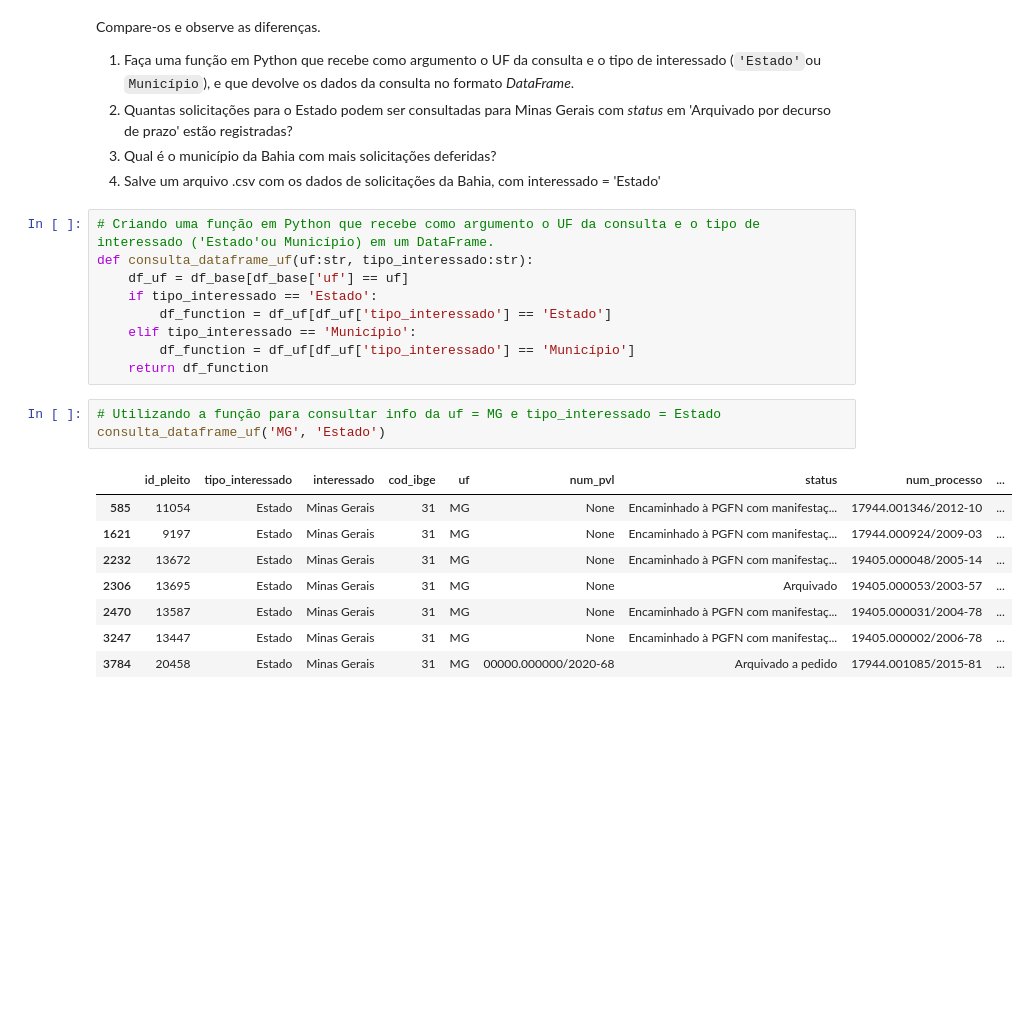
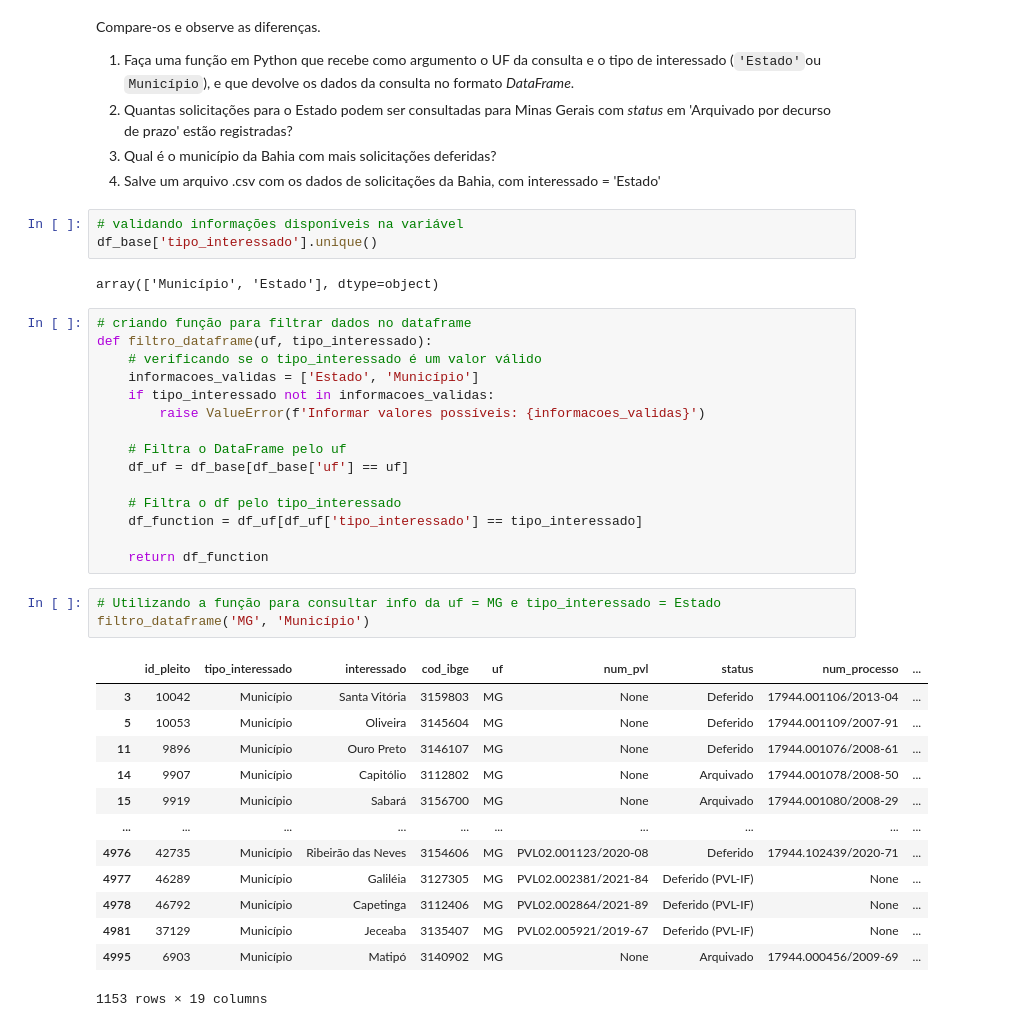
Before and after one commit to alexcmendonca/data_science_ebac, a Jupyter notebook: exercicios/modulo_004/parte_03/Mod04Ex06-08.ipynb, the cells around one changed output. Cells and saved outputs as stored; diff of their text form; blank space fills up the shorter version.

```diff
--- a/exercicios/modulo_004/parte_03/Mod04Ex06-08.ipynb
+++ b/exercicios/modulo_004/parte_03/Mod04Ex06-08.ipynb
@@ -215,27 +274,43 @@ Observe dois URLs de consultas diferentes, por exemplo o URL utilizado em aula,
 2. Quantas solicitações para o Estado podem ser consultadas para Minas Gerais com *status* em 'Arquivado por decurso de prazo' estão registradas?
 3. Qual é o município da Bahia com mais solicitações deferidas?
 4. Salve um arquivo .csv com os dados de solicitações da Bahia, com interessado = 'Estado'
-# %%
-# Criando uma função em Python que recebe como argumento o UF da consulta e o tipo de interessado ('Estado'ou Município) em um DataFrame.
-def consulta_dataframe_uf(uf:str, tipo_interessado:str):
-    df_uf = df_base[df_base['uf'] == uf]
-    if tipo_interessado == 'Estado':
-        df_function = df_uf[df_uf['tipo_interessado'] == 'Estado']
-    elif tipo_interessado == 'Município':
-        df_function = df_uf[df_uf['tipo_interessado'] == 'Município']
-    return df_function
+# %%
+# validando informações disponíveis na variável
+df_base['tipo_interessado'].unique()
+# %% [output]
+array(['Município', 'Estado'], dtype=object)
+# %%
+# criando função para filtrar dados no dataframe
+def filtro_dataframe(uf, tipo_interessado):
+    # verificando se o tipo_interessado é um valor válido
+    informacoes_validas = ['Estado', 'Município']
+    if tipo_interessado not in informacoes_validas:
+        raise ValueError(f'Informar valores possíveis: {informacoes_validas}')
+
+    # Filtra o DataFrame pelo uf
+    df_uf = df_base[df_base['uf'] == uf]
+
+    # Filtra o df pelo tipo_interessado
+    df_function = df_uf[df_uf['tipo_interessado'] == tipo_interessado]
+
+    return df_function
 # %%
 # Utilizando a função para consultar info da uf = MG e tipo_interessado = Estado
-consulta_dataframe_uf('MG', 'Estado')
+filtro_dataframe('MG', 'Município')
 # %% [output]
 |  | id_pleito | tipo_interessado | interessado | cod_ibge | uf | num_pvl | status | num_processo | ... |
-| 585 | 11054 | Estado | Minas Gerais | 31 | MG | None | Encaminhado à PGFN com manifestaç... | 17944.001346/2012-10 | ... |
-| 1621 | 9197 | Estado | Minas Gerais | 31 | MG | None | Encaminhado à PGFN com manifestaç... | 17944.000924/2009-03 | ... |
-| 2232 | 13672 | Estado | Minas Gerais | 31 | MG | None | Encaminhado à PGFN com manifestaç... | 19405.000048/2005-14 | ... |
-| 2306 | 13695 | Estado | Minas Gerais | 31 | MG | None | Arquivado | 19405.000053/2003-57 | ... |
-| 2470 | 13587 | Estado | Minas Gerais | 31 | MG | None | Encaminhado à PGFN com manifestaç... | 19405.000031/2004-78 | ... |
-| 3247 | 13447 | Estado | Minas Gerais | 31 | MG | None | Encaminhado à PGFN com manifestaç... | 19405.000002/2006-78 | ... |
-| 3784 | 20458 | Estado | Minas Gerais | 31 | MG | 00000.000000/2020-68 | Arquivado a pedido | 17944.001085/2015-81 | ... |
+| 3 | 10042 | Município | Santa Vitória | 3159803 | MG | None | Deferido | 17944.001106/2013-04 | ... |
+| 5 | 10053 | Município | Oliveira | 3145604 | MG | None | Deferido | 17944.001109/2007-91 | ... |
+| 11 | 9896 | Município | Ouro Preto | 3146107 | MG | None | Deferido | 17944.001076/2008-61 | ... |
+| 14 | 9907 | Município | Capitólio | 3112802 | MG | None | Arquivado | 17944.001078/2008-50 | ... |
+| 15 | 9919 | Município | Sabará | 3156700 | MG | None | Arquivado | 17944.001080/2008-29 | ... |
+| ... | ... | ... | ... | ... | ... | ... | ... | ... | ... |
+| 4976 | 42735 | Município | Ribeirão das Neves | 3154606 | MG | PVL02.001123/2020-08 | Deferido | 17944.102439/2020-71 | ... |
+| 4977 | 46289 | Município | Galiléia | 3127305 | MG | PVL02.002381/2021-84 | Deferido (PVL-IF) | None | ... |
+| 4978 | 46792 | Município | Capetinga | 3112406 | MG | PVL02.002864/2021-89 | Deferido (PVL-IF) | None | ... |
+| 4981 | 37129 | Município | Jeceaba | 3135407 | MG | PVL02.005921/2019-67 | Deferido (PVL-IF) | None | ... |
+| 4995 | 6903 | Município | Matipó | 3140902 | MG | None | Arquivado | 17944.000456/2009-69 | ... |
+1153 rows × 19 columns
 # %%
 # Verificando quantas solicitações para o Estado podem ser consultadas para Minas Gerais com status em 'Arquivado por decurso de prazo'.
 df_uf = df_base[df_base['uf'] == 'MG']
```
Also changed, not shown: parts of 31 cells of this notebook, 7 other files.
